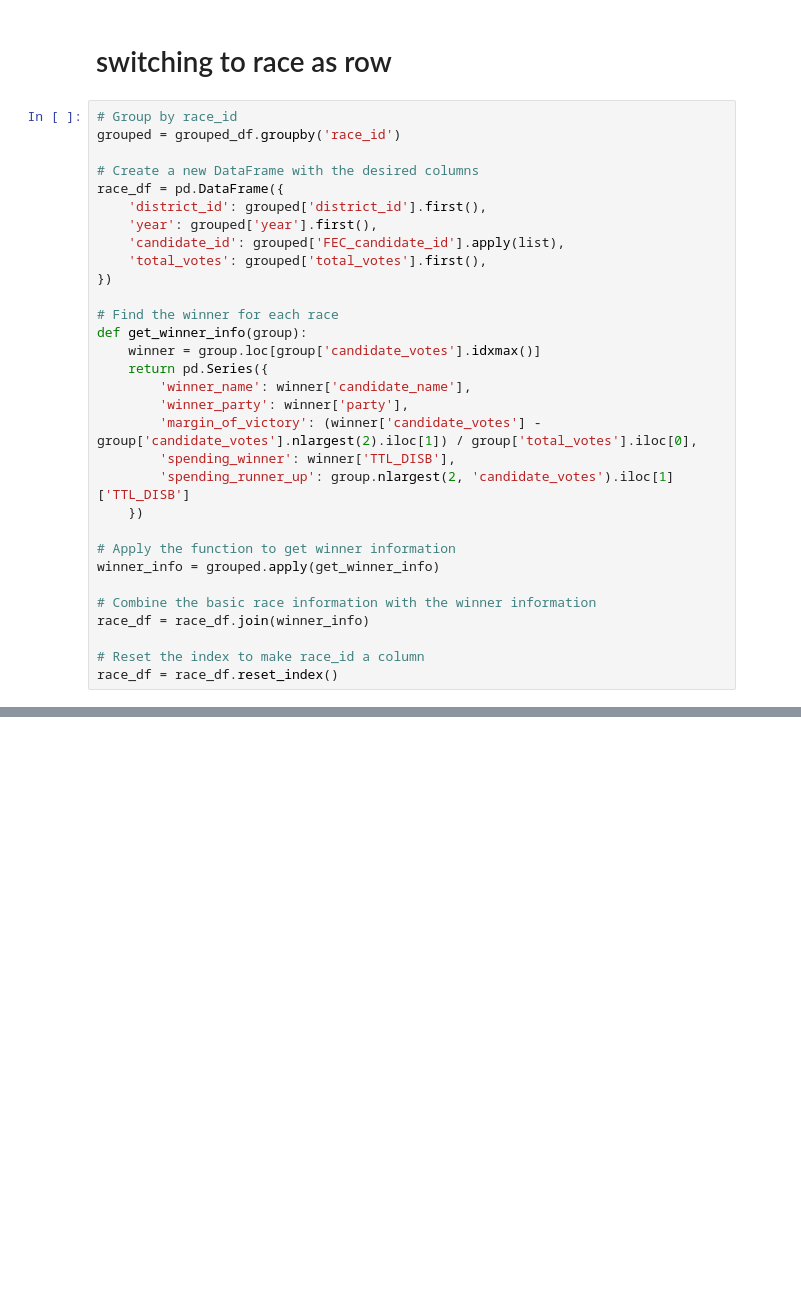
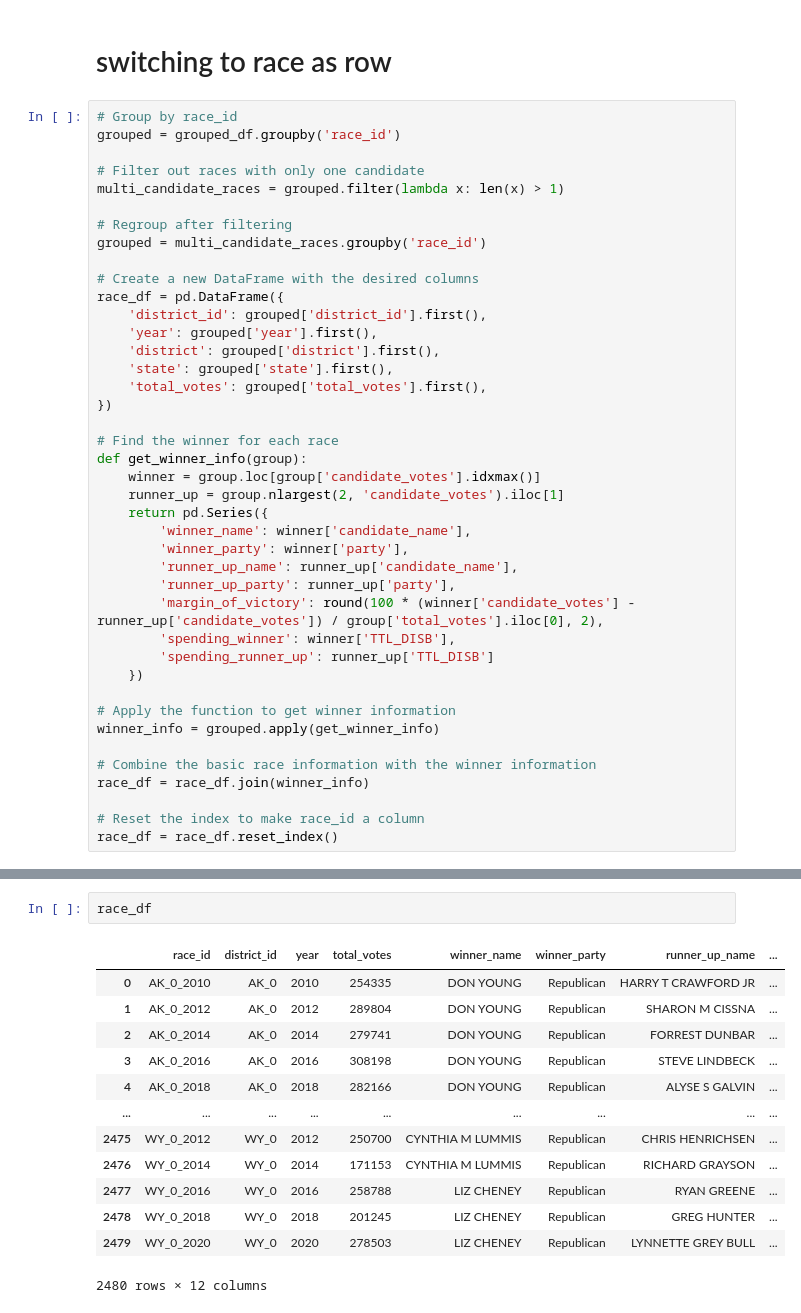
Before and after one commit to anrath/money-and-politics, a Jupyter notebook: mergeV2.ipynb, the cells around one changed output, grey strips where cells are left out. Saved outputs shown, nothing was run; the diff lists cells and outputs as text; blank space fills up the shorter version.

```diff
--- a/mergeV2.ipynb
+++ b/mergeV2.ipynb
@@ -178,24 +181,34 @@ grouped_df
 # %%
 # Group by race_id
 grouped = grouped_df.groupby('race_id')
+
+# Filter out races with only one candidate
+multi_candidate_races = grouped.filter(lambda x: len(x) > 1)
+
+# Regroup after filtering
+grouped = multi_candidate_races.groupby('race_id')
 
 # Create a new DataFrame with the desired columns
 race_df = pd.DataFrame({
     'district_id': grouped['district_id'].first(),
     'year': grouped['year'].first(),
-    'candidate_id': grouped['FEC_candidate_id'].apply(list),
+    'district': grouped['district'].first(),
+    'state': grouped['state'].first(),
     'total_votes': grouped['total_votes'].first(),
 })
 
 # Find the winner for each race
 def get_winner_info(group):
     winner = group.loc[group['candidate_votes'].idxmax()]
+    runner_up = group.nlargest(2, 'candidate_votes').iloc[1]
     return pd.Series({
         'winner_name': winner['candidate_name'],
         'winner_party': winner['party'],
-        'margin_of_victory': (winner['candidate_votes'] - group['candidate_votes'].nlargest(2).iloc[1]) / group['total_votes'].iloc[0],
+        'runner_up_name': runner_up['candidate_name'],
+        'runner_up_party': runner_up['party'],
+        'margin_of_victory': round(100 * (winner['candidate_votes'] - runner_up['candidate_votes']) / group['total_votes'].iloc[0], 2),
         'spending_winner': winner['TTL_DISB'],
-        'spending_runner_up': group.nlargest(2, 'candidate_votes').iloc[1]['TTL_DISB']
+        'spending_runner_up': runner_up['TTL_DISB']
     })
 
 # Apply the function to get winner information
@@ -220 +266,17 @@ with open('data/wiki/wiki_scrape_pvi.json', 'r') as file:
+# %%
+race_df
+# %% [output]
+|  | race_id | district_id | year | total_votes | winner_name | winner_party | runner_up_name | ... |
+| 0 | AK_0_2010 | AK_0 | 2010 | 254335 | DON YOUNG | Republican | HARRY T CRAWFORD JR | ... |
+| 1 | AK_0_2012 | AK_0 | 2012 | 289804 | DON YOUNG | Republican | SHARON M CISSNA | ... |
+| 2 | AK_0_2014 | AK_0 | 2014 | 279741 | DON YOUNG | Republican | FORREST DUNBAR | ... |
+| 3 | AK_0_2016 | AK_0 | 2016 | 308198 | DON YOUNG | Republican | STEVE LINDBECK | ... |
+| 4 | AK_0_2018 | AK_0 | 2018 | 282166 | DON YOUNG | Republican | ALYSE S GALVIN | ... |
+| ... | ... | ... | ... | ... | ... | ... | ... | ... |
+| 2475 | WY_0_2012 | WY_0 | 2012 | 250700 | CYNTHIA M LUMMIS | Republican | CHRIS HENRICHSEN | ... |
+| 2476 | WY_0_2014 | WY_0 | 2014 | 171153 | CYNTHIA M LUMMIS | Republican | RICHARD GRAYSON | ... |
+| 2477 | WY_0_2016 | WY_0 | 2016 | 258788 | LIZ CHENEY | Republican | RYAN GREENE | ... |
+| 2478 | WY_0_2018 | WY_0 | 2018 | 201245 | LIZ CHENEY | Republican | GREG HUNTER | ... |
+| 2479 | WY_0_2020 | WY_0 | 2020 | 278503 | LIZ CHENEY | Republican | LYNNETTE GREY BULL | ... |
+2480 rows × 12 columns
 # %%
```
Also changed, not shown: parts of 10 cells of this notebook, 4 other files.
